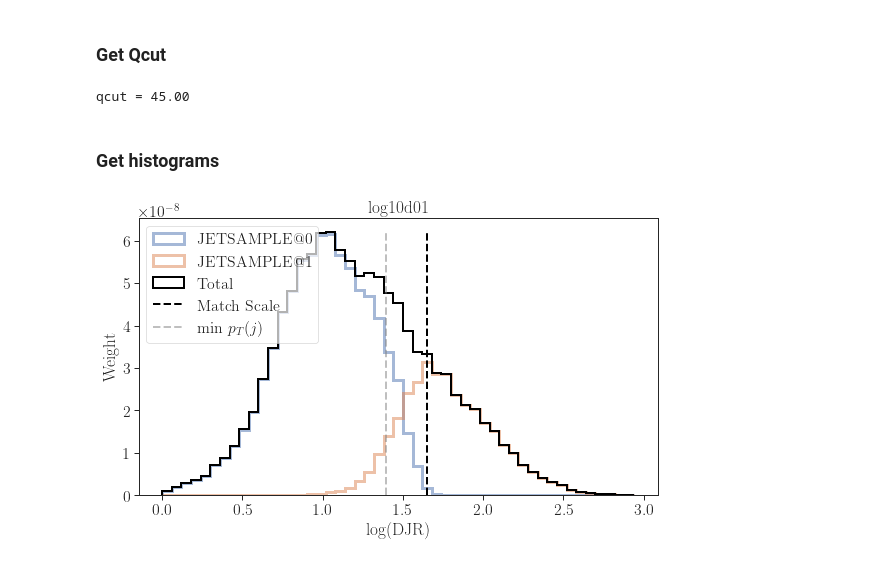
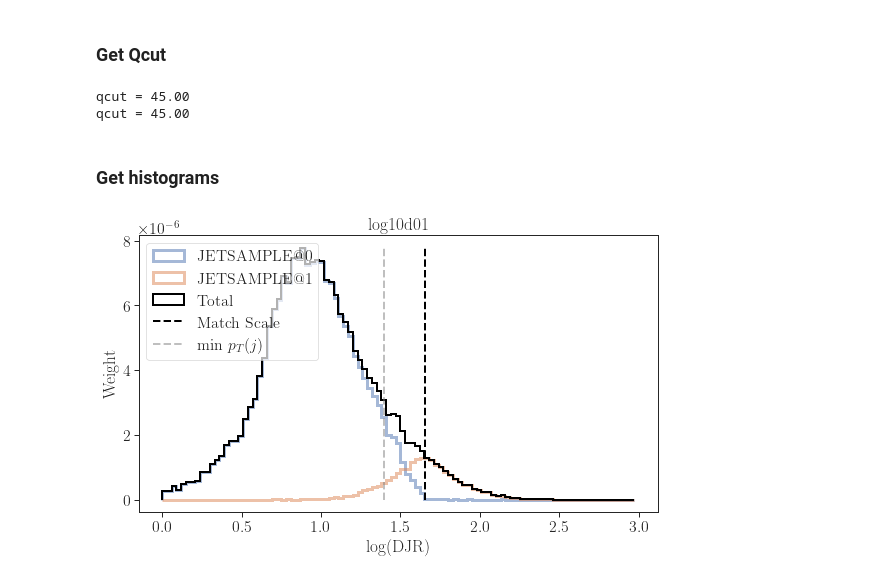
Before and after one commit to andlessa/MonoXSMS, a Jupyter notebook: notebooks/plotDJR.ipynb, the cells around one changed output. Drawn from its saved outputs; the diff is of its cells as text; code cells hidden in the pictures.

```diff
--- a/notebooks/plotDJR.ipynb
+++ b/notebooks/plotDJR.ipynb
@@ -28,36 +28,49 @@ cm = plt.cm.get_cmap('RdYlBu')
 
 pd.set_option('display.max_rows', 200)
 # %%
-inputFile = '../DMSimp_axial_all/Events/run_06/axial_djrs.dat'
+inputFiles = ['../DMSimp_axial_0j_match/Events/run_03/axial_100_1_djrs.dat',
+              '../DMSimp_axial_1j_match/Events/run_01/axial_100_1_djrs.dat']
 # %% [markdown]
 ### Get Qcut
 # %%
-dirname = os.path.dirname(inputFile)
-filename = os.path.basename(inputFile).replace('_djrs.dat','_merged_xsecs.txt')
-matchFile = os.path.join(dirname,filename)
-with open(matchFile,'r') as f:
-    qcut = eval(f.readlines()[1].split()[0])
-print('qcut = %1.2f' %qcut)
+qcut = None
+for inputFile in inputFiles:
+    dirname = os.path.dirname(inputFile)
+    filename = os.path.basename(inputFile).replace('_djrs.dat','_merged_xsecs.txt')
+    matchFile = os.path.join(dirname,filename)
+    with open(matchFile,'r') as f:
+        qcutNew = eval(f.readlines()[1].split()[0])
+    if qcut is None:
+        qcut = qcutNew
+    elif qcutNew != qcut:
+        print('!!!Using files with distinct qcut values!!!')
+    print('qcut = %1.2f' %qcut)
 # %% [output]
 qcut = 45.00
+qcut = 45.00
 # %% [markdown]
 ### Get histograms
 # %%
-with open(inputFile,'r') as f:
-    data = f.read()
-data = data.split('<histogram>')[1:]
+histsDict = {}
 
-histsDict = {}
-for block in data:
-    block = block.split('<\\histogram>')[0]
-    block = block.split('\n')
-    header = block[0]
-    pts = [[eval(x) for x in l.split() if x] for l in block[1:] if l.strip()]
-    label = header.split('|')
-    label = (label[0].split()[1].replace('"',''),label[-1].replace('"',''))
-    if not label[0] in histsDict:
-        histsDict[label[0]] = {}
-    histsDict[label[0]].update({label[1] : np.array(pts)})
+for inputFile in inputFiles:
+    with open(inputFile,'r') as f:
+        data = f.read()
+    data = data.split('<histogram>')[1:]
+    for block in data:
+        block = block.split('<\\histogram>')[0]
+        block = block.split('\n')
+        header = block[0]
+        pts = np.array([[eval(x) for x in l.split() if x] for l in block[1:] if l.strip()])
+        label = header.split('|')
+        label = (label[0].split()[1].replace('"',''),label[-1].replace('"',''))
+        if not label[0] in histsDict:
+            histsDict[label[0]] = {}
+        if not label[1] in histsDict[label[0]]:
+            histsDict[label[0]].update({label[1] : pts})
+        else:
+            histsDict[label[0]][label[1]][:,-2] += pts[:,-2]
+            histsDict[label[0]][label[1]][:,-1] += pts[:,-1]
 # %%
 ### Remove plots for DJR larger than nJetmax:
 nJetmax = max([eval(x.split('@')[1]) for x in list(histsDict.values())[0].keys()])
@@ -73,32 +86,32 @@ else:
     fig,axarr = plt.subplots(figsize=(8,5),nrows=1,ncols=1,
                          sharey=True)
     axarr = np.array([axarr])
 nbins = 1
 for iplot,label in enumerate(histsDict):
     ax = axarr.ravel()[iplot]
     total = None
     for sample,pts in histsDict[label].items():
         binc,bins,_ = ax.hist(pts[:,0],weights=pts[:,-2],
-                 label=sample,bins=pts[:,0][::2],
+                 label=sample,bins=pts[:,0][::nbins],
                  histtype='step',linewidth=3,alpha=0.5)
         if total is None:
             total = np.zeros(len(bins)-1)
         total += binc
     ax.hist(bins[:-1],weights=total,bins=bins,label='Total',histtype='step',color='black',linewidth=2)
     ax.vlines(x=np.log10(qcut),ymin=total.min(),ymax=total.max(),linestyle='--',
               color='black',linewidth=2,label='Match Scale')
 
     ax.vlines(x=np.log10(25.0),ymin=total.min(),ymax=total.max(),linestyle='--',
               color='gray',linewidth=2,label=r'min $p_T(j)$',alpha=0.5)
 
     ax.set_xlabel('log(DJR)')
     ax.set_ylabel('Weight')
 #     ax.set_yscale('log')
     ax.set_title(label)
     if iplot == 0:
         ax.legend(loc='upper left',framealpha=0.7)
 plt.tight_layout()
 plt.savefig(inputFile.replace('.dat','.png'))
 plt.show()
 # %% [output]
-[figure, old version]
+[figure, new version]
```
Also changed, not shown: 4 other files.
